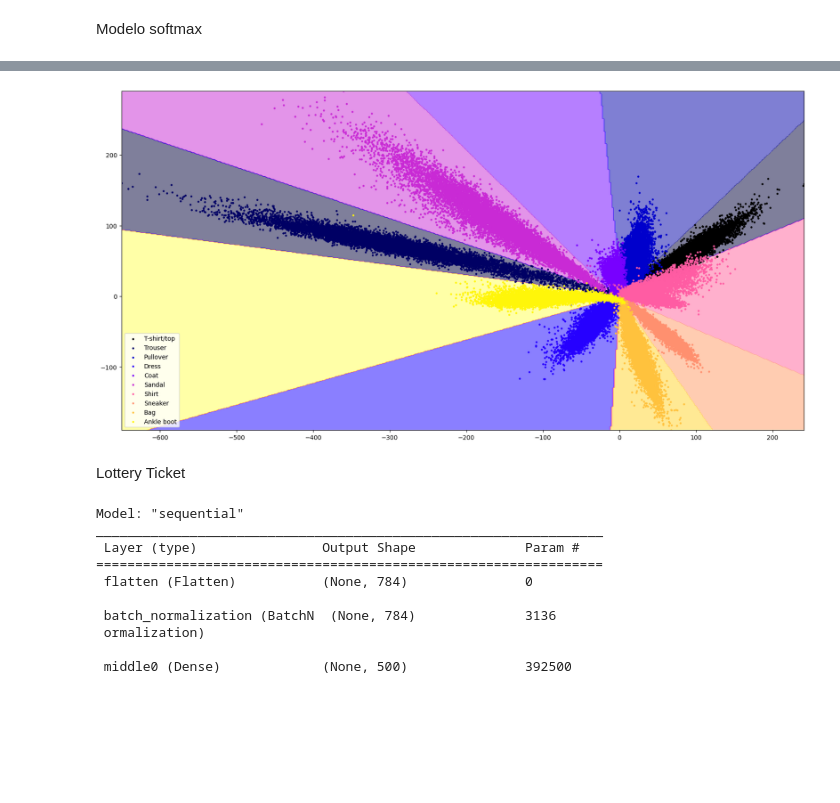
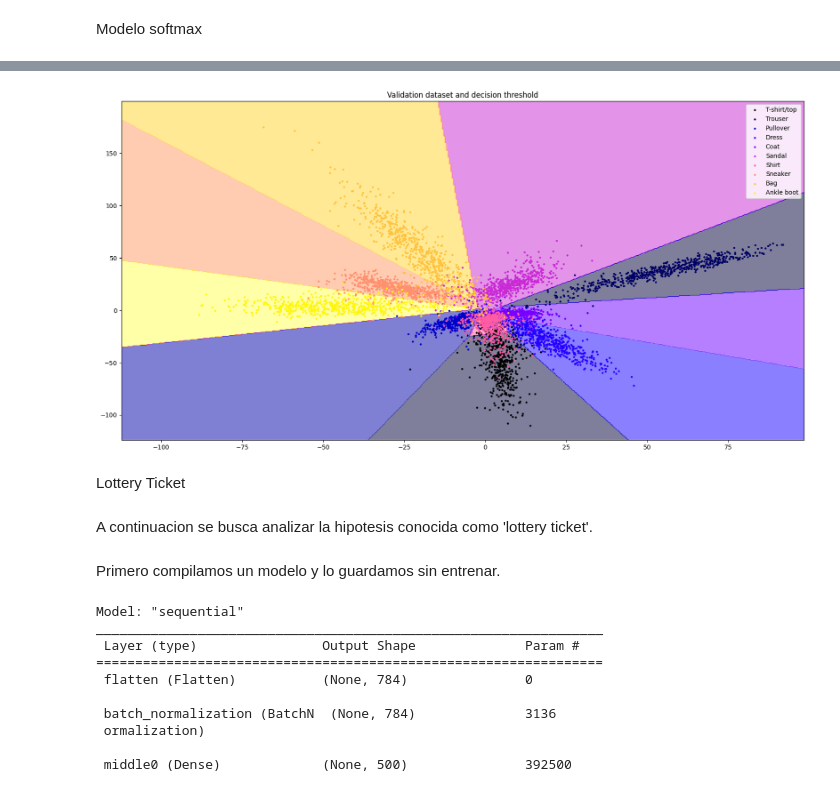
Before and after one commit to JBatRey/RedesNeuronales, a Jupyter notebook: TP1.ipynb, the cells around one changed output, grey strips where cells are left out. Drawn from its saved outputs; the diff is of its cells as text; code cells hidden in the pictures; blank space fills up the shorter version.

```diff
--- a/TP1.ipynb
+++ b/TP1.ipynb
@@ -286,7 +423,6 @@ print(maxs, mins)
 # %%
 predictions_train = model_trunc.predict(X_train, verbose=1)
-
-# Calculo de entorno
+predictions_val = model_trunc.predict(X_val, verbose=1)
 N = 500
 x1, x2 = np.meshgrid(np.linspace(mins[0], maxs[0], N), np.linspace(mins[1], maxs[1], N))
 x_mesh = np.c_[x1.ravel(), x2.ravel()]
@@ -301,27 +438,32 @@ Z = np.argmax(pred_mesh, axis=1).reshape(x1.shape)/10
 # %%
 keys = {
     0:    'T-shirt/top',
     1:    'Trouser',
     2:    'Pullover',
     3:    'Dress',
     4:    'Coat',
     5:    'Sandal',
     6:    'Shirt',
     7:    'Sneaker',
     8:    'Bag',
     9:    'Ankle boot'}
 
 plt.figure(figsize=(20,10))
 plt.contourf(x1, x2, Z, 10, cmap=plt.cm.gnuplot2, alpha=0.5)
 
 for i in range(10):
-    plt.scatter(predictions_train[y_train == i, 0], predictions_train[y_train == i, 1], c=[plt.cm.gnuplot2(i/10)], s=5, label=keys[i])
+    plt.scatter(predictions_val[y_val == i, 0], predictions_val[y_val == i, 1], c=[plt.cm.gnuplot2(i/10)], s=5, label=keys[i])
+plt.title('Validation dataset and decision threshold')
 plt.legend()
 plt.show()
 # %% [output]
-[figure, old version]
+[figure, new version]
 # %% [markdown]
 Lottery Ticket
+# %% [markdown]
+A continuacion se busca analizar la hipotesis conocida como 'lottery ticket'.
+# %% [markdown]
+Primero compilamos un modelo y lo guardamos sin entrenar.
 # %%
 
 output_size = 10
```
Also changed, not shown: parts of 69 cells of this notebook, 3 other files.
